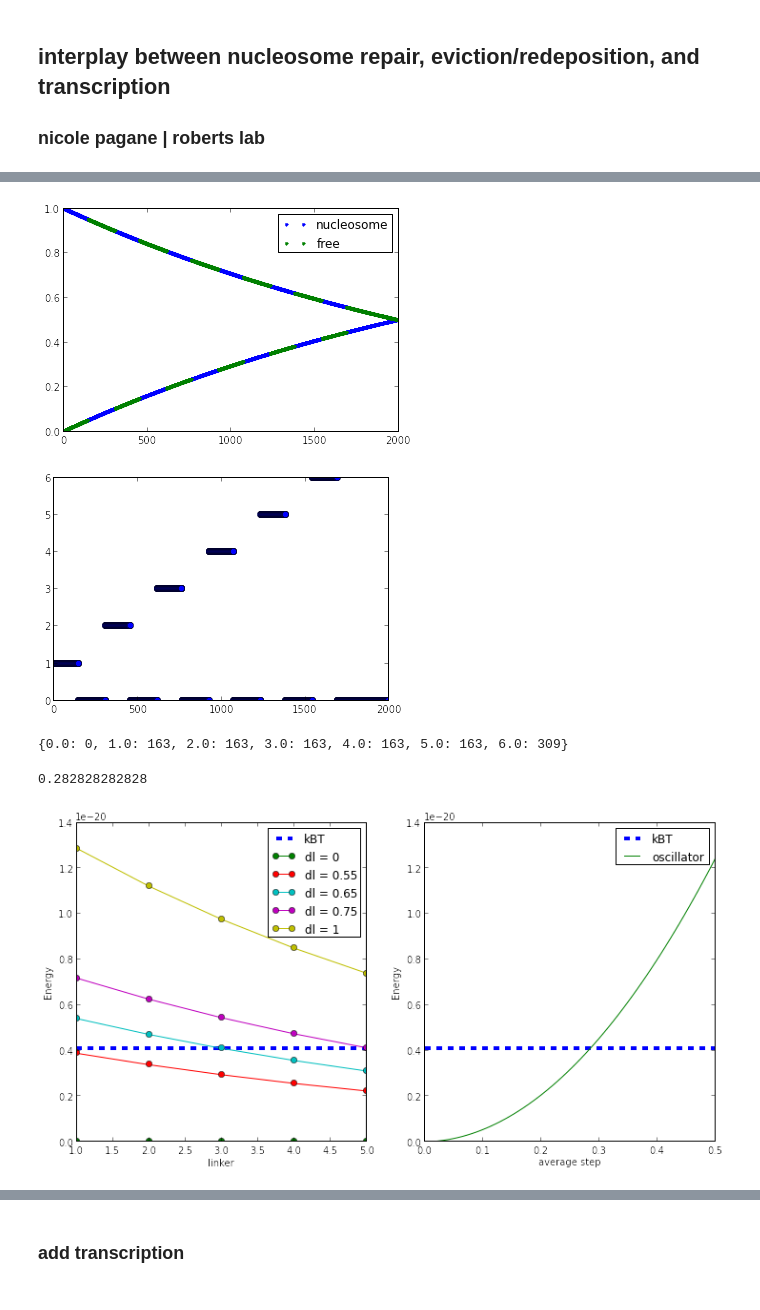
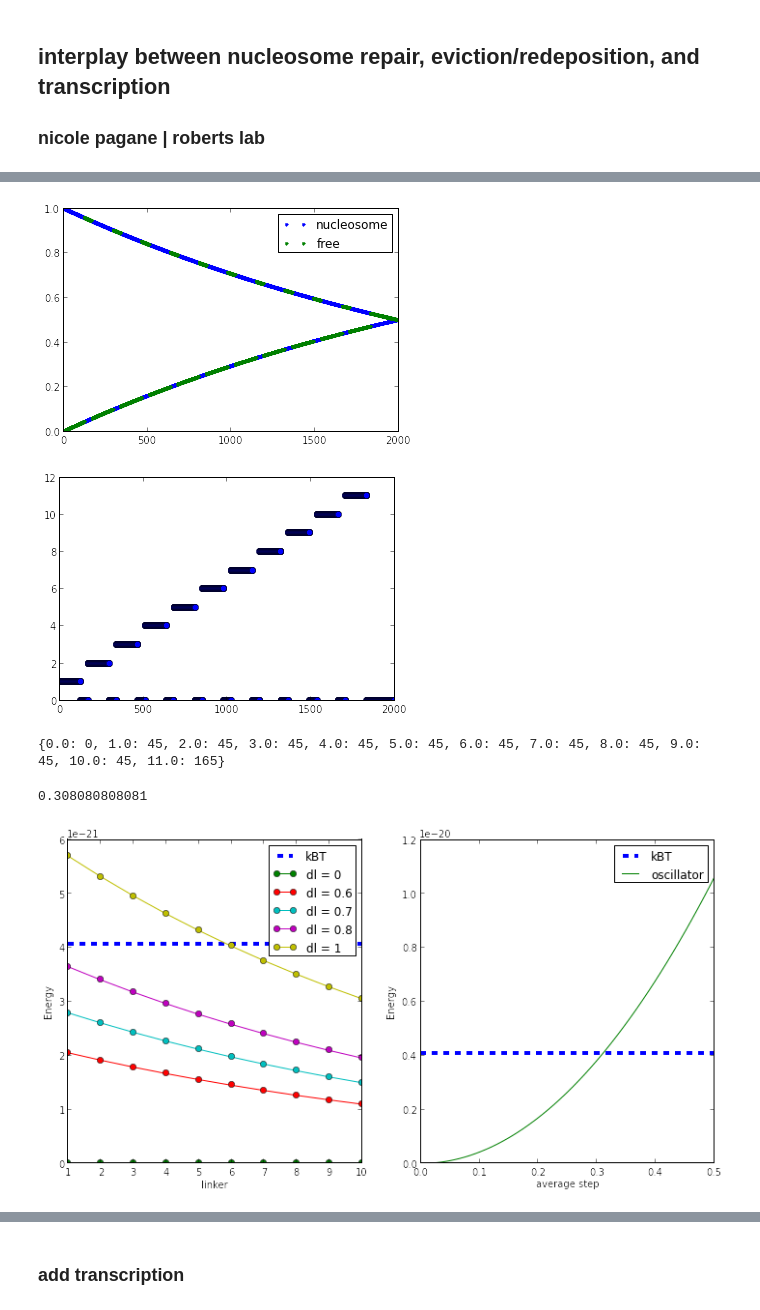
Before and after one commit to npagane/bph, a Jupyter notebook: gal/exonicNucleosomeKinetics.ipynb, the cells around one changed output, grey strips where cells are left out. Drawn from its saved outputs; the diff is of its cells as text; code cells hidden in the pictures.

```diff
--- a/gal/exonicNucleosomeKinetics.ipynb
+++ b/gal/exonicNucleosomeKinetics.ipynb
@@ -13,10 +13,13 @@ import random as rnd
 pass
 # %%
 # declare universal constants
-NUC_SPACE = 162
-OCT_LEN = 147
-HEX_LEN = 107
-LOOP_OCT = 100
-LOOP_HEX = 71
-NUC_MOVE_OCT = 72
+NUC_SPACE = 45 #162
+OCT_LEN =  126 #147
+HEX_LEN = 107*OCT_LEN/147
+NUC_UNWRAP = 40
+LOOP_OCT = 100*OCT_LEN/147
+LOOP_HEX = 71*OCT_LEN/147
+NUC_MOVE_OCT = 72*OCT_LEN/147
 NUC_MOVE_HEX = NUC_MOVE_OCT*LOOP_HEX/LOOP_OCT
+
+print HEX_LEN, LOOP_OCT, LOOP_HEX, NUC_MOVE_OCT, NUC_MOVE_HEX
@@ -62,17 +67,17 @@ plt.plot(1-gRef, '.', label='free')
 plt.legend()
 plt.show()
 # %% [output]
-[figure, old version]
+[figure, new version]
 # %%
 # determine spacing
 def detSpace(g):
     gene = np.linspace(0, len(g)-1, len(g))
     space = {}
-    nucs = np.unique(g)
-    for i in range(len(nucs)):
+    nucs = np.sort(np.unique(g))
+    for i in range(1,len(nucs)):
         lowBound = np.asarray(gene[g==nucs[i-1]], int)
-        if nucs[i-1] == 0: lowBound = [0];
-        space[nucs[i-1]] = np.asarray(gene[g==nucs[i]], int)[0] - lowBound[-1]
+        if nucs[i-1] == 0: lowBound = [-1];
+        space[nucs[i-1]] = np.asarray(gene[g==nucs[i]], int)[0] - lowBound[-1] - 1
     # append last nuc spacing to end of gene
     space[nucs[-1]] = len(g) - np.asarray(gene[g==nucs[-1]], int)[-1]
     return space
@@ -81,11 +86,11 @@ plt.plot(gene, 'o')
 plt.show()
 print detSpace(gene)
 # %% [output]
-[figure, old version]
+[figure, new version]
-{0.0: 0, 1.0: 163, 2.0: 163, 3.0: 163, 4.0: 163, 5.0: 163, 6.0: 309}
+{0.0: 0, 1.0: 45, 2.0: 45, 3.0: 45, 4.0: 45, 5.0: 45, 6.0: 45, 7.0: 45, 8.0: 45, 9.0: 45, 10.0: 45, 11.0: 165}
 # %%
 kB = 1.38e-23; T = 295
-ecoeff = 7.0/2
+ecoeff = 3.0/2
 kspring = ecoeff*2*kB*T/(NUC_SPACE/3*1e-9)**2
 
 # define energy calculation
@@ -105,7 +110,7 @@ x = x[1:len(x)-1];
 k = -np.log(0.5)
 y = np.linspace(1, len(x), len(x))
 
-xVec = [1, 1.55, 1.65, 1.75, 2]
+xVec = [1, 1.6, 1.7, 1.8, 2]
 
 ax = fig.add_subplot(1,2,1)
 ax.plot(y, np.ones(len(x))*kB*T, '--', label = 'kBT', linewidth = 4)
@@ -115,35 +120,35 @@ for i in xVec:
     xnew = i*np.asarray(x) # remove the pre +1 linker and remaining space
     en = 0.5*kspring*((NUC_SPACE - xnew)/3*1e-9)**2
     en *= np.exp(-k*y*1.0/len(x))
     ax.plot(y, en, '-o', label = 'dl = ' + str(i-1))
     eSum.append(np.sum(en))
 
 ax.set_xlabel('linker'); ax.set_ylabel('Energy')
 ax.legend()
 
 xVec2 = np.linspace(1, 1.5, 100)
 ax = fig.add_subplot(1,2,2)
 ax.plot(xVec2-1, np.ones(len(xVec2))*kB*T, '--', label = 'kBT', linewidth = 4)
 
 y = np.linspace(1, len(x), len(x))
 eSum = []
 for i in xVec2:
     xnew = i*np.asarray(x) # remove the pre +1 linker and remaining space
     en = 0.5*kspring*((NUC_SPACE - xnew)/3*1e-9)**2
     en *= np.exp(-k*y*1.0/len(x))
     eSum.append(np.sum(en))
 
 ax.plot(xVec2-1, eSum, label = 'oscillator')
 ax.set_xlabel('average step'); ax.set_ylabel('Energy')
 ax.legend()
 
 stepSize = xVec2[np.argsort(np.abs(np.asarray(eSum) - kB*T))[0]] - 1
 print stepSize
 
 plt.show()
 # %% [output]
-0.282828282828
+0.308080808081
-[figure, old version]
+[figure, new version]
 # %%
 # MCMC to simulate nucleosome shuffling
 def MCMC(g = initializeGene(), N = 1000):
```
Also changed, not shown: parts of 24 cells of this notebook.
